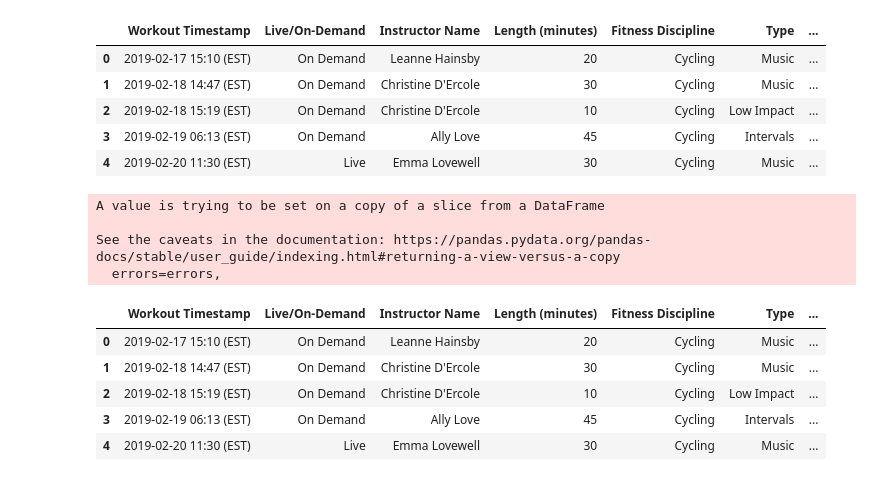
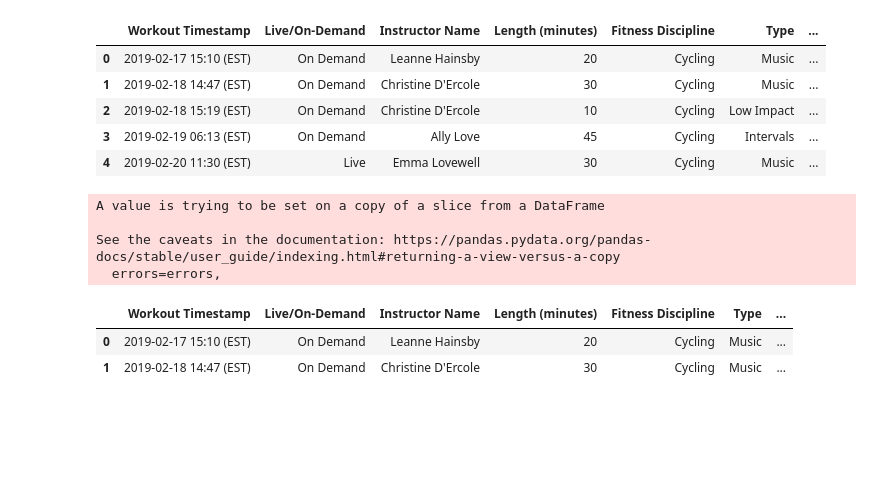
Before and after one commit to AnnikaNoren/post_graduate_project, a Jupyter notebook: Peloton .ipynb, the cells around one changed output. Saved outputs shown, nothing was run; the diff lists cells and outputs as text; code cells hidden in the pictures; blank space fills up the shorter version.

```diff
--- a/Peloton .ipynb
+++ b/Peloton .ipynb
@@ -264,9 +270,6 @@ See the caveats in the documentation: https://pandas.pydata.org/pandas-docs/stab
 # %%
-df_bike.head()
+df_bike.head(2)
 # %% [output]
 |  | Workout Timestamp | Live/On-Demand | Instructor Name | Length (minutes) | Fitness Discipline | Type | ... |
 | 0 | 2019-02-17 15:10 (EST) | On Demand | Leanne Hainsby | 20 | Cycling | Music | ... |
 | 1 | 2019-02-18 14:47 (EST) | On Demand | Christine D'Ercole | 30 | Cycling | Music | ... |
-| 2 | 2019-02-18 15:19 (EST) | On Demand | Christine D'Ercole | 10 | Cycling | Low Impact | ... |
-| 3 | 2019-02-19 06:13 (EST) | On Demand | Ally Love | 45 | Cycling | Intervals | ... |
-| 4 | 2019-02-20 11:30 (EST) | Live | Emma Lovewell | 30 | Cycling | Music | ... |
```
Also changed, not shown: parts of 2 cells of this notebook.
